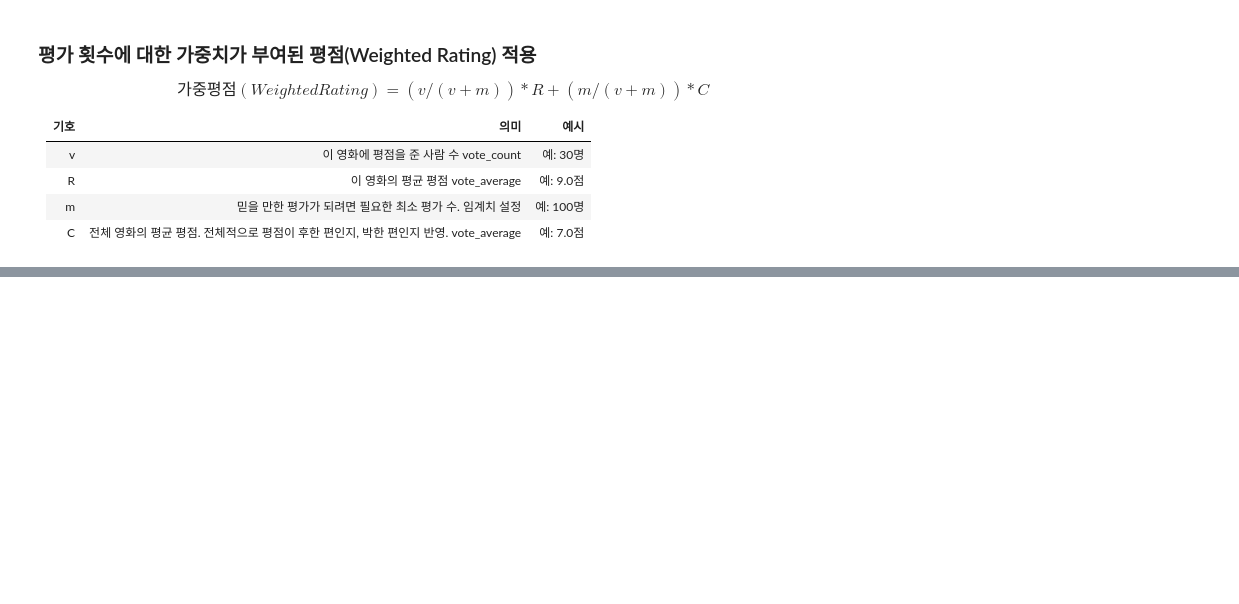
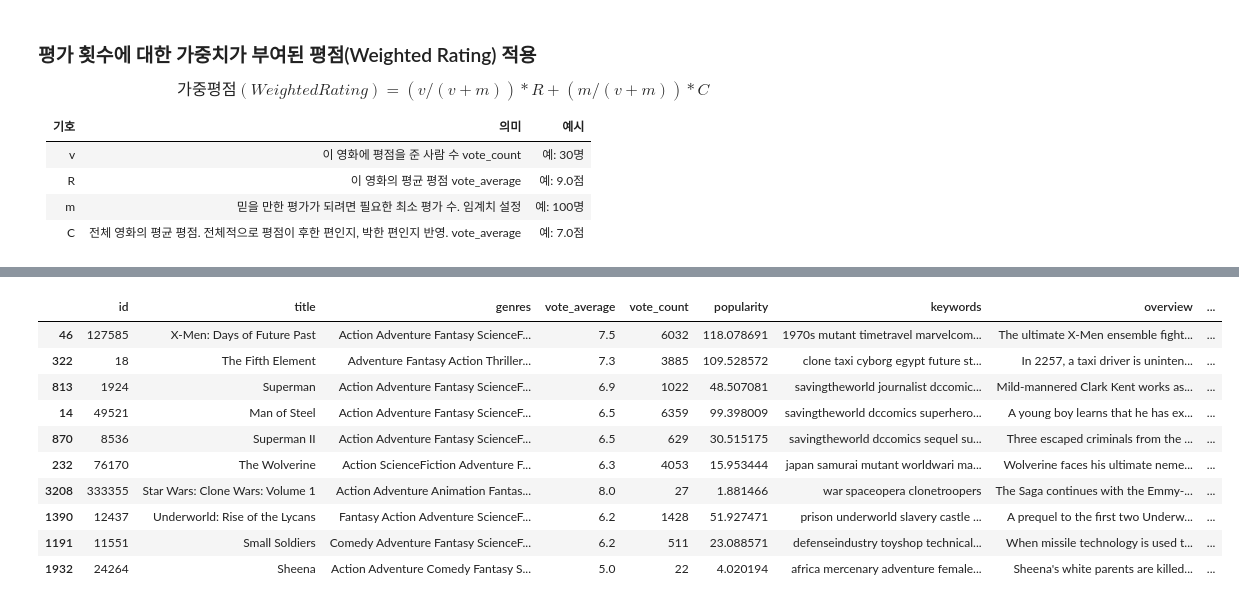
Before and after one commit to j-ai-616/05_machine_learning, a Jupyter notebook: 09_recommendation_system/01_content_based_filtering.ipynb, the cells around one changed output, grey strips where cells are left out. Saved outputs shown, nothing was run; the diff lists cells and outputs as text; code cells hidden in the pictures; blank space fills up the shorter version.

```diff
--- a/09_recommandation_system/01_content_based_filtering.ipynb
+++ b/09_recommendation_system/01_content_based_filtering.ipynb
@@ -453,7 +453,7 @@ rcmd_movie_df.sort_values('vote_average', ascending=False)[:10]
 | 3348 | 398 | Capote | Crime Drama | 6.8 | 384 | 17.434862 | gay self-fulfillingprophecy based... | A biopic of the writer, Truman Ca... |
 # %%
 # 영화명을 전달하면 장르 유사도가 높은 영화 중 평점이 상위인 영화 10건을 추천하는 함수
-def recommand_genre_similar_movies(title, top_n=10):
+def recommend_genre_similar_movies(title, top_n=10):
     # 제목으로 영화 인덱스 조회
     index = movie_df[movie_df['title'] == title].index.values[0]
     # 장르 유사도 상위 top_n * 2 조회
@@ -463,7 +463,7 @@ def recommand_genre_similar_movies(title, top_n=10):
     # 평점 상위 top_n 건 추천
     return rcmd_movie_df.sort_values('vote_average', ascending=False)[:top_n]
 
-recommand_genre_similar_movies('Signed, Sealed, Delivered', 15)
+recommend_genre_similar_movies('Signed, Sealed, Delivered', 15)
 # %% [output]
 |  | id | title | genres | vote_average | vote_count | popularity | keywords | overview |
 | 3906 | 284 | The Apartment | Comedy Drama Romance | 8.1 | 483 | 22.889294 | newyork newyear'seve lovesickness... | Bud Baxter is a minor clerk in a ... |
@@ -498,0 +546,32 @@ $$
+# %%
+# 영화명을 전달하면 장르 유사도가 높은 영화 중 "가중평점"이 상위인 영화 10건을 추천하는 함수
+def recommend_genre_similar_movies(title, top_n=10):
+
+    # 제목으로 영화 인덱스 조회
+    try:
+        index = movie_df[movie_df['title'] == title].index.values[0]
+    except:
+        raise ValueError(f'해당 영화는 존재하지 않습니다. : {title}')
+
+    # 장르 유사도 상위 top_n * 2 조회
+    rcmd_movie_df = movie_df.iloc[movie_idx_by_genre_sim_desc[index, :top_n * 2]]
+
+    # 조회한 영화는 제외
+    rcmd_movie_df = rcmd_movie_df[rcmd_movie_df.index != index]
+
+    # 가중 평점 상위 top_n 건 추천
+    return rcmd_movie_df.sort_values('weighted_vote_average', ascending=False)[:top_n]
+
+recommend_genre_similar_movies('Avatar', 10)
+# %% [output]
+|  | id | title | genres | vote_average | vote_count | popularity | keywords | overview | ... |
+| 46 | 127585 | X-Men: Days of Future Past | Action Adventure Fantasy ScienceF... | 7.5 | 6032 | 118.078691 | 1970s mutant timetravel marvelcom... | The ultimate X-Men ensemble fight... | ... |
+| 322 | 18 | The Fifth Element | Adventure Fantasy Action Thriller... | 7.3 | 3885 | 109.528572 | clone taxi cyborg egypt future st... | In 2257, a taxi driver is uninten... | ... |
+| 813 | 1924 | Superman | Action Adventure Fantasy ScienceF... | 6.9 | 1022 | 48.507081 | savingtheworld journalist dccomic... | Mild-mannered Clark Kent works as... | ... |
+| 14 | 49521 | Man of Steel | Action Adventure Fantasy ScienceF... | 6.5 | 6359 | 99.398009 | savingtheworld dccomics superhero... | A young boy learns that he has ex... | ... |
+| 870 | 8536 | Superman II | Action Adventure Fantasy ScienceF... | 6.5 | 629 | 30.515175 | savingtheworld dccomics sequel su... | Three escaped criminals from the ... | ... |
+| 232 | 76170 | The Wolverine | Action ScienceFiction Adventure F... | 6.3 | 4053 | 15.953444 | japan samurai mutant worldwari ma... | Wolverine faces his ultimate neme... | ... |
+| 3208 | 333355 | Star Wars: Clone Wars: Volume 1 | Action Adventure Animation Fantas... | 8.0 | 27 | 1.881466 | war spaceopera clonetroopers | The Saga continues with the Emmy-... | ... |
+| 1390 | 12437 | Underworld: Rise of the Lycans | Fantasy Action Adventure ScienceF... | 6.2 | 1428 | 51.927471 | prison underworld slavery castle ... | A prequel to the first two Underw... | ... |
+| 1191 | 11551 | Small Soldiers | Comedy Adventure Fantasy ScienceF... | 6.2 | 511 | 23.088571 | defenseindustry toyshop technical... | When missile technology is used t... | ... |
+| 1932 | 24264 | Sheena | Action Adventure Comedy Fantasy S... | 5.0 | 22 | 4.020194 | africa mercenary adventure female... | Sheena's white parents are killed... | ... |
```
Also changed, not shown: parts of 12 cells of this notebook, 18 other files.
